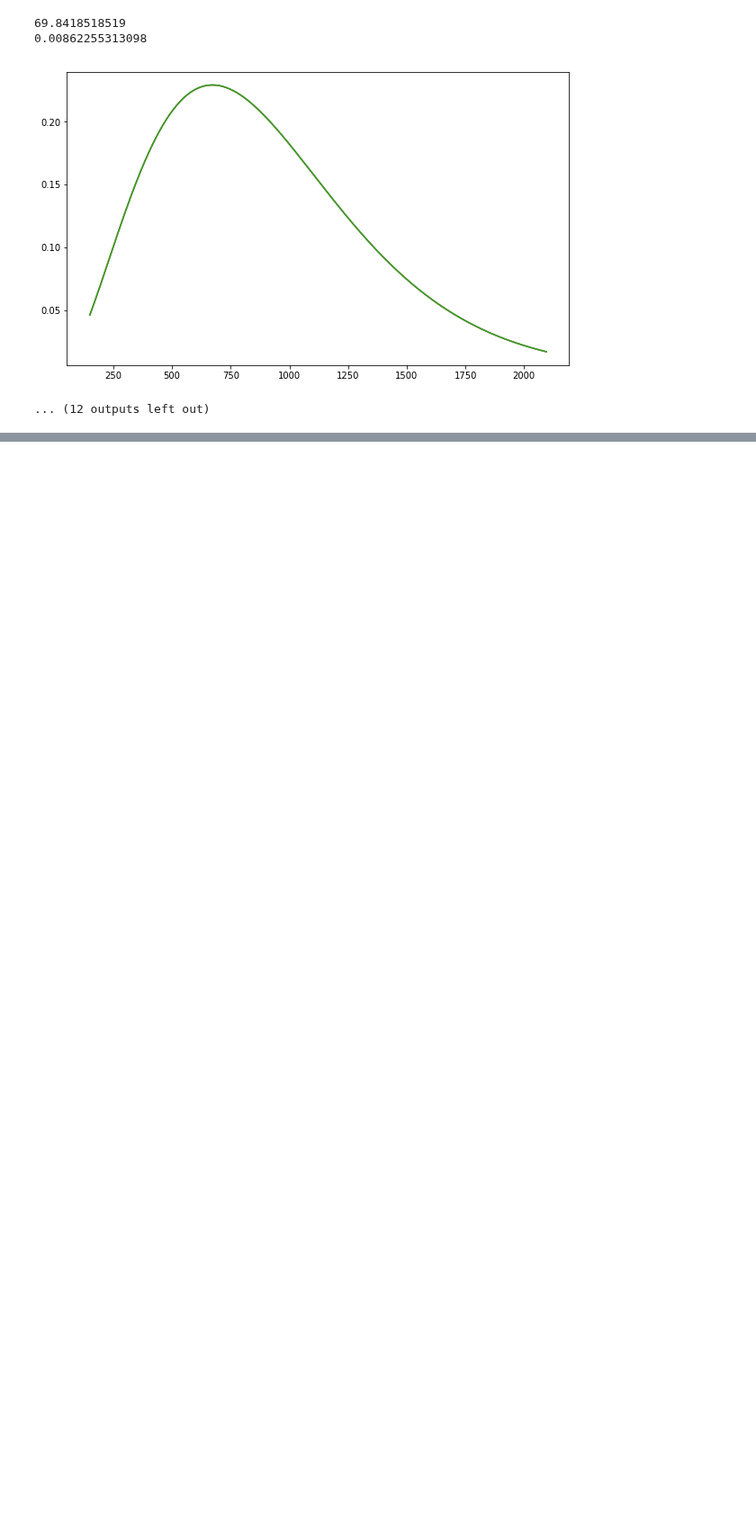
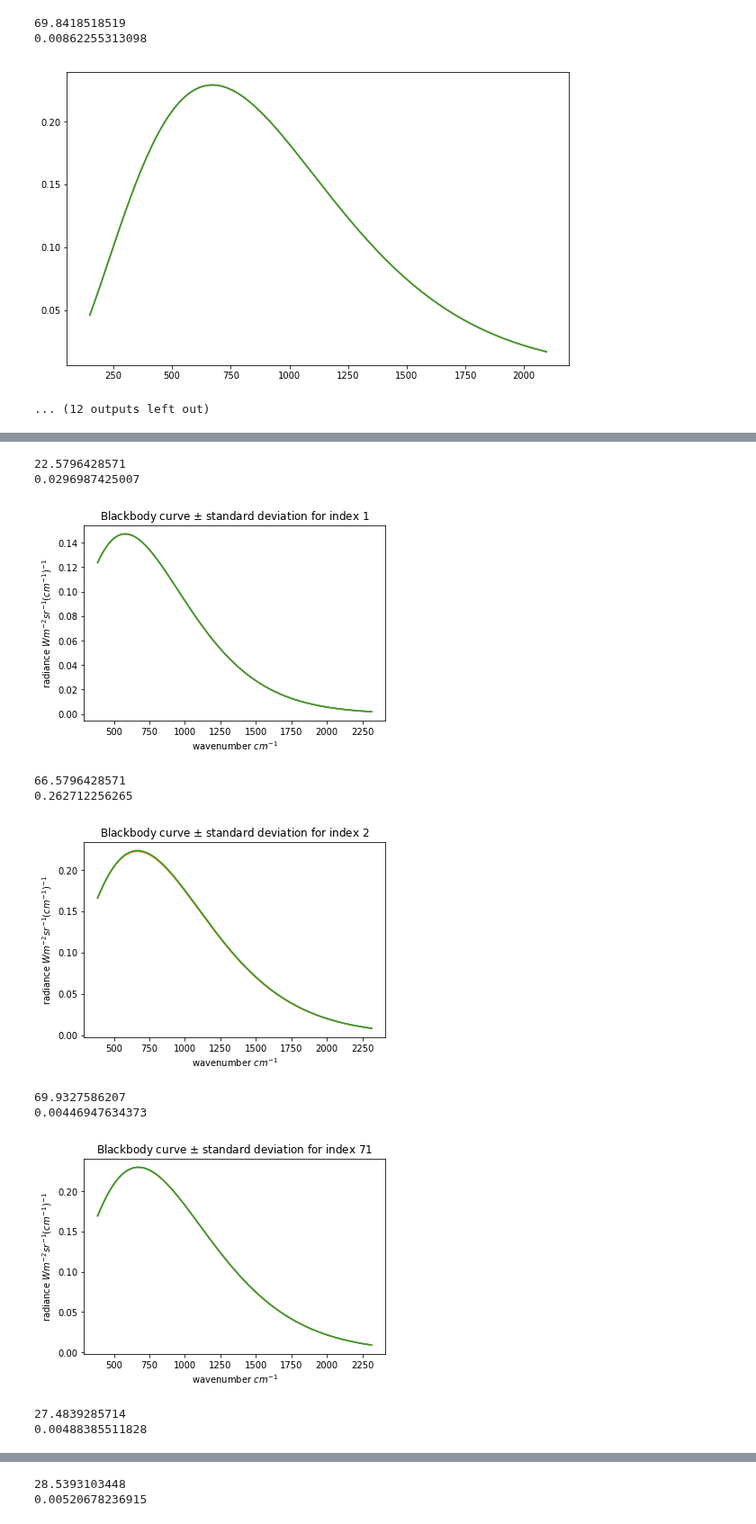
Before and after one commit to micolbedarida/MSci_Project, a Jupyter notebook: matching_time_and_temps.ipynb, the cells around one changed output, grey strips where cells are left out. Shown at 90% size. Saved outputs shown, nothing was run; the diff lists cells and outputs as text; code cells hidden in the pictures; blank space fills up the shorter version.

```diff
--- a/matching_time_and_temps.ipynb
+++ b/matching_time_and_temps.ipynb
@@ -354,9 +315,6 @@ final_frame_4
 | 350 | 66238.415 | h | 69.915357 | 0.006258 |
 | 351 | 66297.846 | h | 69.902966 | 0.009694 |
 352 rows × 4 columns
-# %%
-path_raw = '/Users/micol/Documents/Imperial/Year4/Master_Project/raw_spectra'
-'IC_raw_spectra_'+str(num)+'.txt'
 # %%
 h = 6.626e-34
 c = 3.0e+8
@@ -412 +392,14 @@ for spectrum in spectra_indeces:
+# %%
+def read_wavenumbers(directory, filename):
+    lines = open(os.path.join(directory, filename)).readlines() #finds all lines in file as string elements in "lines" list
+
+    wns = []
+    for i in lines[5:]:
+        line = i.split()
+        split_lines = [float(a) for a in line]
+        wns.append(split_lines[0])
+
+    return wns
+
+raw_wavenumbers = read_wavenumbers(path_raw, files_list[0]) #all wavenumbers are the same in all files so just need to read from the first file
 # %%
@@ -433,0 +434,39 @@ def read_raw_spectra(directory, filename):
+# %%
+spectra_indices = [1,2,71,72,141,142,211,212,281,283,347,348]
+wavenums = np.array(raw_wavenumbers)*100
+
+for spectrum in spectra_indices:       #plot planck curve at some temperature
+    temp_avg = final_frame_4.at[spectrum,'temp_avg']
+    std = final_frame_4.at[spectrum, 'temp_std']
+    print(temp_avg)
+    print(std)
+    radiances_avg = []
+    rad_minus = []
+    rad_plus = []
+
+    for wn in wavenums:
+        radiances_avg.append(planck(wn, temp_avg+273.15))
+        rad_minus.append(planck(wn, temp_avg+273.15-std))
+        rad_plus.append(planck(wn, temp_avg+273.15+std))
+
+    fig = plt.figure()
+    plt.plot([x/100 for x in wavenums], [r*100 for r in radiances_avg]) #might need to *100 once we have dataframe back
+    plt.plot([x/100 for x in wavenums], [r*100 for r in rad_minus])
+    plt.plot([x/100 for x in wavenums], [r*100 for r in rad_plus])
+
+    plt.title('Blackbody curve $\pm$ standard deviation for index ' + str(spectrum))
+    plt.xlabel('wavenumber $cm^{-1}$')
+    plt.ylabel('radiance $W m^{-2} sr^{-1} (cm^{-1})^{-1}$')
+    plt.show()
+# %% [output]
+22.5796428571
+0.0296987425007
+[figure, added]
+66.5796428571
+0.262712256265
+[figure, added]
+69.9327586207
+0.00446947634373
+[figure, added]
+27.4839285714
+0.00488385511828
@@ -433,0 +474,2 @@ def read_raw_spectra(directory, filename):
+28.5393103448
+0.00520678236915
```
Also changed, not shown: parts of 11 cells of this notebook.
